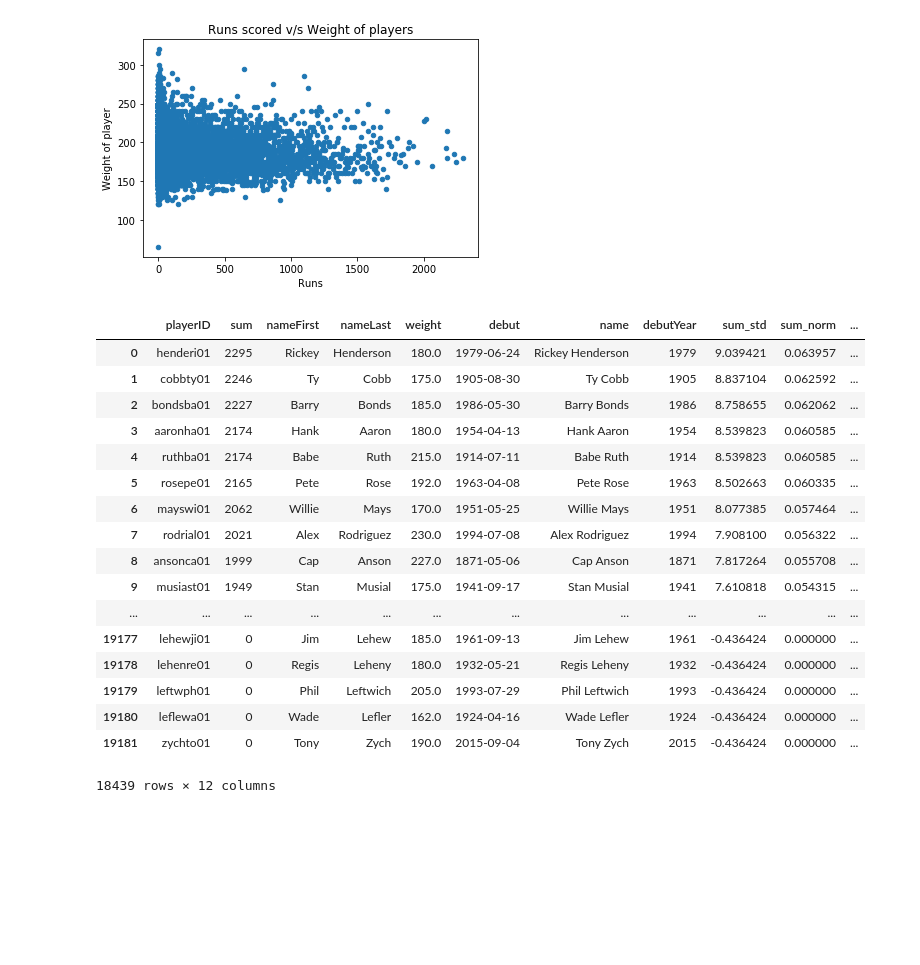
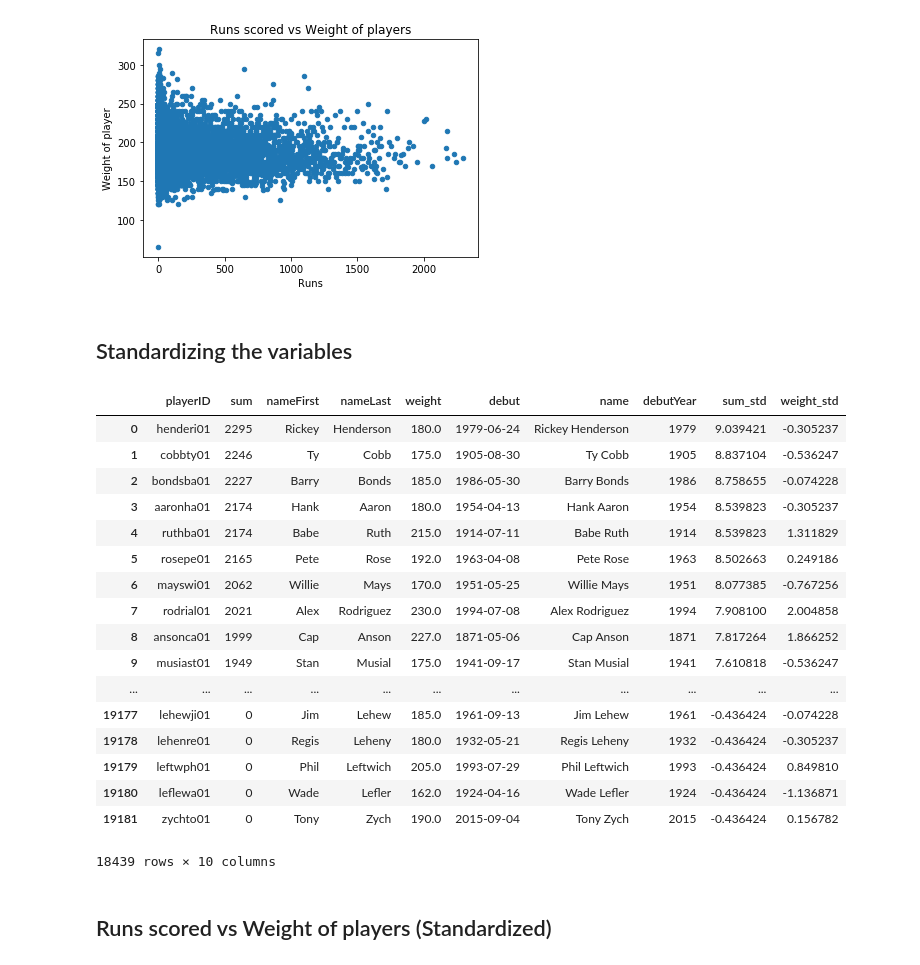
Before and after one commit to manish-mr/CS6830_Project1, a Jupyter notebook: Project1.ipynb, the cells around one changed output. Saved outputs shown, nothing was run; the diff lists cells and outputs as text; code cells hidden in the pictures; blank space fills up the shorter version.

```diff
--- a/Project1.ipynb
+++ b/Project1.ipynb
@@ -120,35 +175,37 @@ plt.title('Runs scored v/s Weight of players')
 plt.show()
 # %% [output]
 [figure]
+# %% [markdown]
+## Standardizing the variables
 # %%
 from sklearn import preprocessing
 from scipy import stats
 
 merged_df['sum_std'] = stats.zscore(merged_df['sum'])
-merged_df['sum_norm'] = preprocessing.normalize([merged_df['sum']])[0]
 merged_df['weight_std'] = stats.zscore(merged_df['weight'])
-merged_df['weight_norm'] = preprocessing.normalize([merged_df['weight']])[0]
 
 merged_df
 # %% [output]
-|  | playerID | sum | nameFirst | nameLast | weight | debut | name | debutYear | sum_std | sum_norm | ... |
-| 0 | henderi01 | 2295 | Rickey | Henderson | 180.0 | 1979-06-24 | Rickey Henderson | 1979 | 9.039421 | 0.063957 | ... |
-| 1 | cobbty01 | 2246 | Ty | Cobb | 175.0 | 1905-08-30 | Ty Cobb | 1905 | 8.837104 | 0.062592 | ... |
-| 2 | bondsba01 | 2227 | Barry | Bonds | 185.0 | 1986-05-30 | Barry Bonds | 1986 | 8.758655 | 0.062062 | ... |
-| 3 | aaronha01 | 2174 | Hank | Aaron | 180.0 | 1954-04-13 | Hank Aaron | 1954 | 8.539823 | 0.060585 | ... |
-| 4 | ruthba01 | 2174 | Babe | Ruth | 215.0 | 1914-07-11 | Babe Ruth | 1914 | 8.539823 | 0.060585 | ... |
-| 5 | rosepe01 | 2165 | Pete | Rose | 192.0 | 1963-04-08 | Pete Rose | 1963 | 8.502663 | 0.060335 | ... |
-| 6 | mayswi01 | 2062 | Willie | Mays | 170.0 | 1951-05-25 | Willie Mays | 1951 | 8.077385 | 0.057464 | ... |
-| 7 | rodrial01 | 2021 | Alex | Rodriguez | 230.0 | 1994-07-08 | Alex Rodriguez | 1994 | 7.908100 | 0.056322 | ... |
-| 8 | ansonca01 | 1999 | Cap | Anson | 227.0 | 1871-05-06 | Cap Anson | 1871 | 7.817264 | 0.055708 | ... |
-| 9 | musiast01 | 1949 | Stan | Musial | 175.0 | 1941-09-17 | Stan Musial | 1941 | 7.610818 | 0.054315 | ... |
-| ... | ... | ... | ... | ... | ... | ... | ... | ... | ... | ... | ... |
-| 19177 | lehewji01 | 0 | Jim | Lehew | 185.0 | 1961-09-13 | Jim Lehew | 1961 | -0.436424 | 0.000000 | ... |
-| 19178 | lehenre01 | 0 | Regis | Leheny | 180.0 | 1932-05-21 | Regis Leheny | 1932 | -0.436424 | 0.000000 | ... |
-| 19179 | leftwph01 | 0 | Phil | Leftwich | 205.0 | 1993-07-29 | Phil Leftwich | 1993 | -0.436424 | 0.000000 | ... |
-| 19180 | leflewa01 | 0 | Wade | Lefler | 162.0 | 1924-04-16 | Wade Lefler | 1924 | -0.436424 | 0.000000 | ... |
-| 19181 | zychto01 | 0 | Tony | Zych | 190.0 | 2015-09-04 | Tony Zych | 2015 | -0.436424 | 0.000000 | ... |
+|  | playerID | sum | nameFirst | nameLast | weight | debut | name | debutYear | sum_std | weight_std |
+| 0 | henderi01 | 2295 | Rickey | Henderson | 180.0 | 1979-06-24 | Rickey Henderson | 1979 | 9.039421 | -0.305237 |
+| 1 | cobbty01 | 2246 | Ty | Cobb | 175.0 | 1905-08-30 | Ty Cobb | 1905 | 8.837104 | -0.536247 |
+| 2 | bondsba01 | 2227 | Barry | Bonds | 185.0 | 1986-05-30 | Barry Bonds | 1986 | 8.758655 | -0.074228 |
+| 3 | aaronha01 | 2174 | Hank | Aaron | 180.0 | 1954-04-13 | Hank Aaron | 1954 | 8.539823 | -0.305237 |
+| 4 | ruthba01 | 2174 | Babe | Ruth | 215.0 | 1914-07-11 | Babe Ruth | 1914 | 8.539823 | 1.311829 |
+| 5 | rosepe01 | 2165 | Pete | Rose | 192.0 | 1963-04-08 | Pete Rose | 1963 | 8.502663 | 0.249186 |
+| 6 | mayswi01 | 2062 | Willie | Mays | 170.0 | 1951-05-25 | Willie Mays | 1951 | 8.077385 | -0.767256 |
+| 7 | rodrial01 | 2021 | Alex | Rodriguez | 230.0 | 1994-07-08 | Alex Rodriguez | 1994 | 7.908100 | 2.004858 |
+| 8 | ansonca01 | 1999 | Cap | Anson | 227.0 | 1871-05-06 | Cap Anson | 1871 | 7.817264 | 1.866252 |
+| 9 | musiast01 | 1949 | Stan | Musial | 175.0 | 1941-09-17 | Stan Musial | 1941 | 7.610818 | -0.536247 |
+| ... | ... | ... | ... | ... | ... | ... | ... | ... | ... | ... |
+| 19177 | lehewji01 | 0 | Jim | Lehew | 185.0 | 1961-09-13 | Jim Lehew | 1961 | -0.436424 | -0.074228 |
+| 19178 | lehenre01 | 0 | Regis | Leheny | 180.0 | 1932-05-21 | Regis Leheny | 1932 | -0.436424 | -0.305237 |
+| 19179 | leftwph01 | 0 | Phil | Leftwich | 205.0 | 1993-07-29 | Phil Leftwich | 1993 | -0.436424 | 0.849810 |
+| 19180 | leflewa01 | 0 | Wade | Lefler | 162.0 | 1924-04-16 | Wade Lefler | 1924 | -0.436424 | -1.136871 |
+| 19181 | zychto01 | 0 | Tony | Zych | 190.0 | 2015-09-04 | Tony Zych | 2015 | -0.436424 | 0.156782 |
-18439 rows × 12 columns
+18439 rows × 10 columns
+# %% [markdown]
+## Runs scored vs Weight of players (Standardized)
 # %%
 ax = merged_df.plot.scatter(x='sum_std', y='weight_std')
 plt.xlabel('Runs')
```
Also changed, not shown: parts of 17 cells of this notebook, 9 other files.
